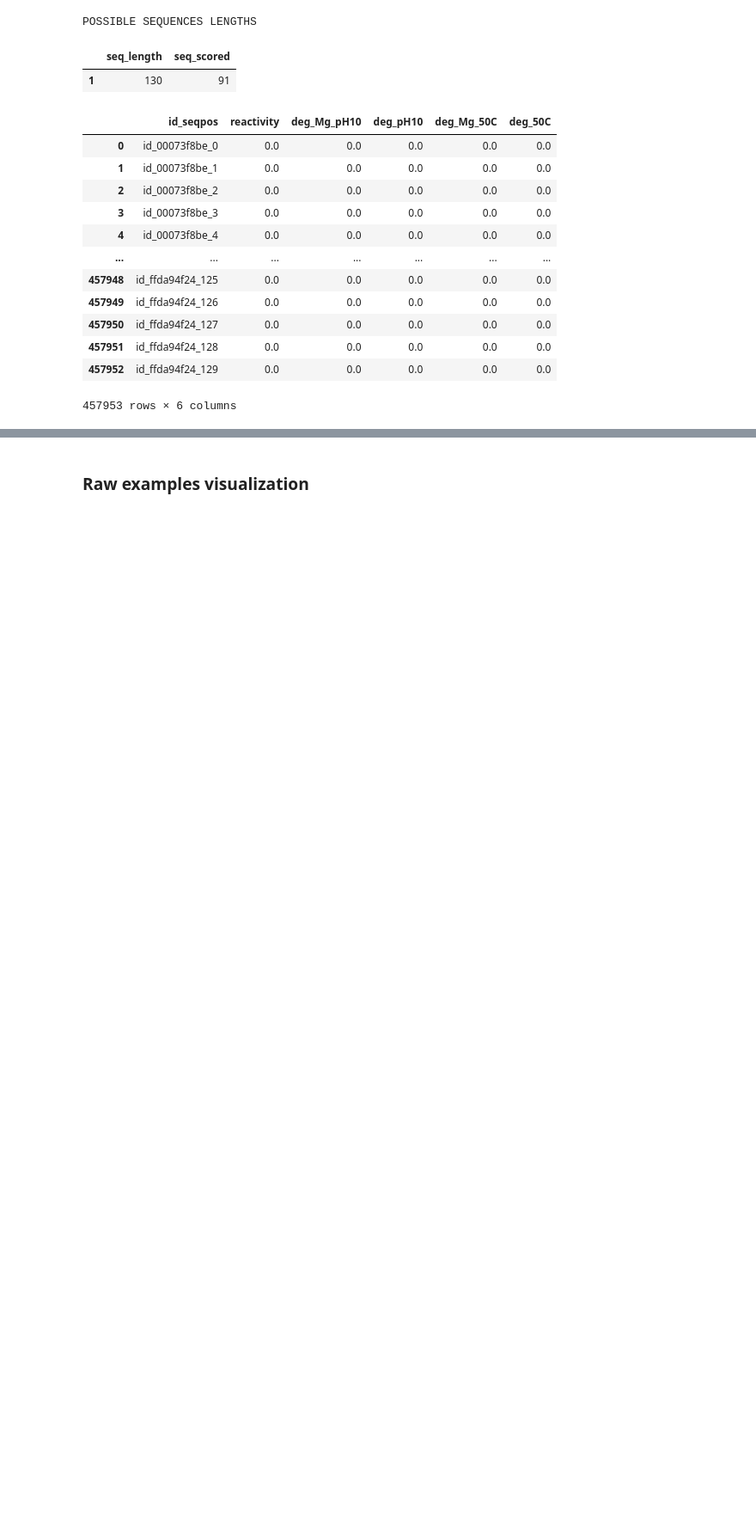
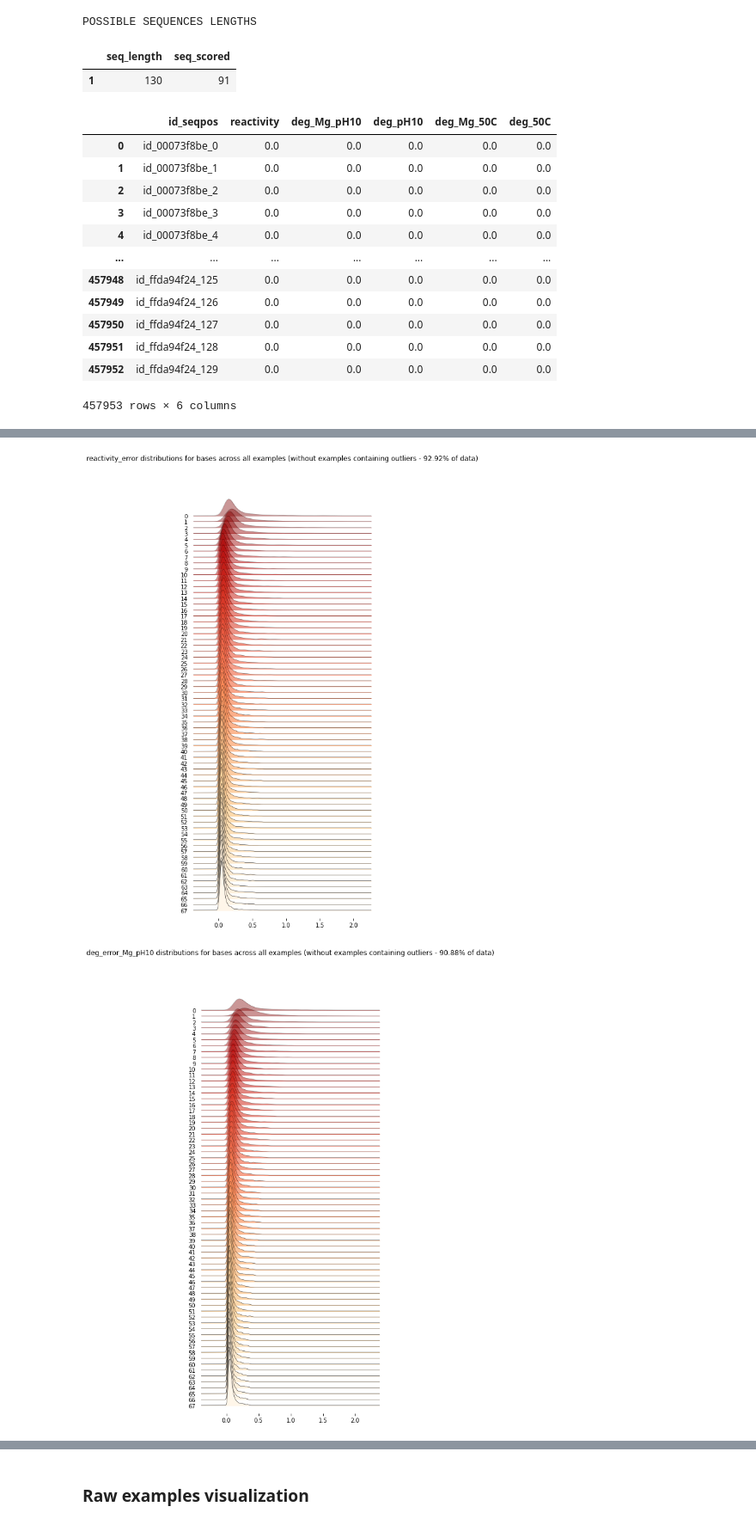
Before and after one commit to JanKapala/OpenVaccine-COVID-19-mRNA-Vaccine-Degradation-Prediction, a Jupyter notebook: Covid.ipynb, the cells around one changed output, grey strips where cells are left out. Shown at 86% size. Cells and saved outputs as stored; diff of their text form; code cells hidden in the pictures; blank space fills up the shorter version.

```diff
--- a/Covid.ipynb
+++ b/Covid.ipynb
@@ -222,0 +285,46 @@ scored_label_names = ['reactivity', 'deg_Mg_pH10', 'deg_Mg_50C']
+# %%
+def find_cut_index(x, outlier_threshold):
+    'input is transposed x'
+    bases_range = x.shape[0]
+    i_min = 0
+    i_max = x.shape[1]
+    while True:
+        if i_min + 1 >= i_max:
+            return i_min
+
+        index_to_check = int((i_max + i_min)/2)
+        found_val = max_for_cut_index(x, index_to_check, bases_range)
+
+        if found_val > outlier_threshold:
+            i_max = index_to_check
+        else:
+            i_min = index_to_check
+# %%
+error_label_name = error_label_names[0]
+
+def plot_errors_dist(raw_ds, error_label_name, outliers_threshold):
+    # Get and prepare data
+    column = raw_ds[error_label_name]
+    x = np.array(column.values.tolist())
+    x = np.transpose(x)
+    x = np.array([sorted(base) for base in x])
+
+    # Calculate
+    original_data_size = x.shape[0]*x.shape[1]
+    cut_index = find_cut_index(x, outliers_threshold)
+    x = x[:,:cut_index]
+    cutted_data_size = x.shape[0]*x.shape[1]
+
+    data_percentage = cutted_data_size/original_data_size*100
+
+    df = pd.DataFrame()
+    for base_index in range(x.shape[0]):
+        df[base_index] = x[base_index]
+    f, _ = joypy.joyplot(df, overlap=2, colormap=cm.OrRd_r, linecolor='black', linewidth=0.5, fade=True, figsize=(5,12),
+                      title=f"{error_label_name} distributions for bases across all examples (without examples containing outlier for even one base - {data_percentage:.2f}% of data)")
+# %%
+for error_label_name in error_label_names:
+    plot_errors_dist(raw_train_valid_ds, error_label_name, 2)
+# %% [output]
+[figure, added]
+[figure, added]
```
Also changed, not shown: parts of 22 cells of this notebook, 2 other files.
